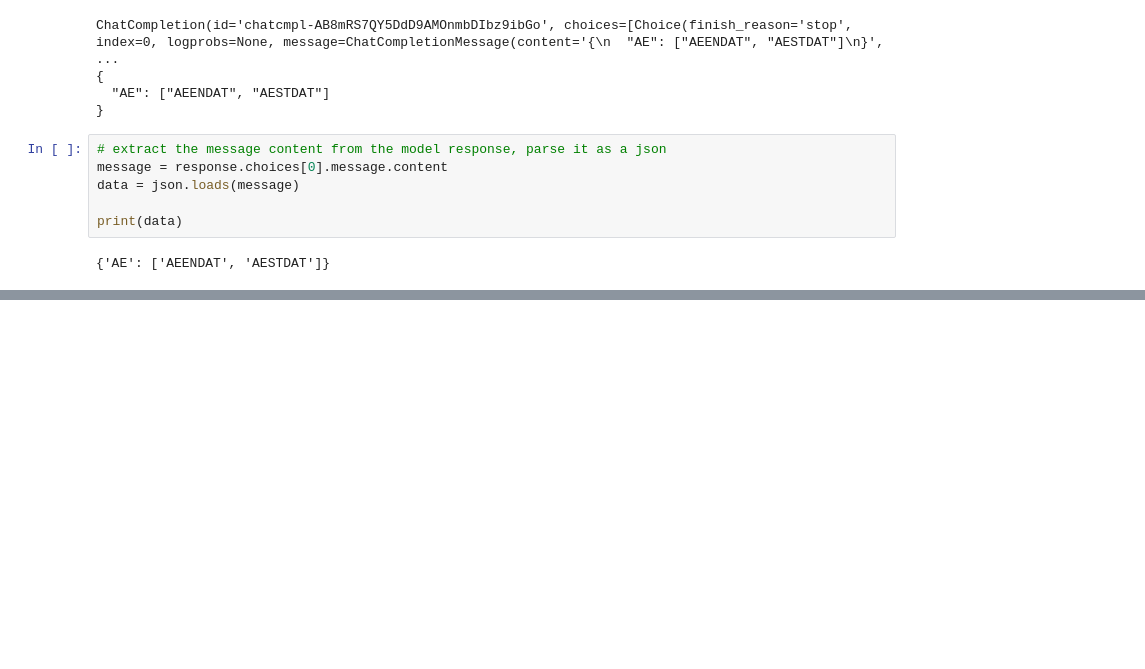
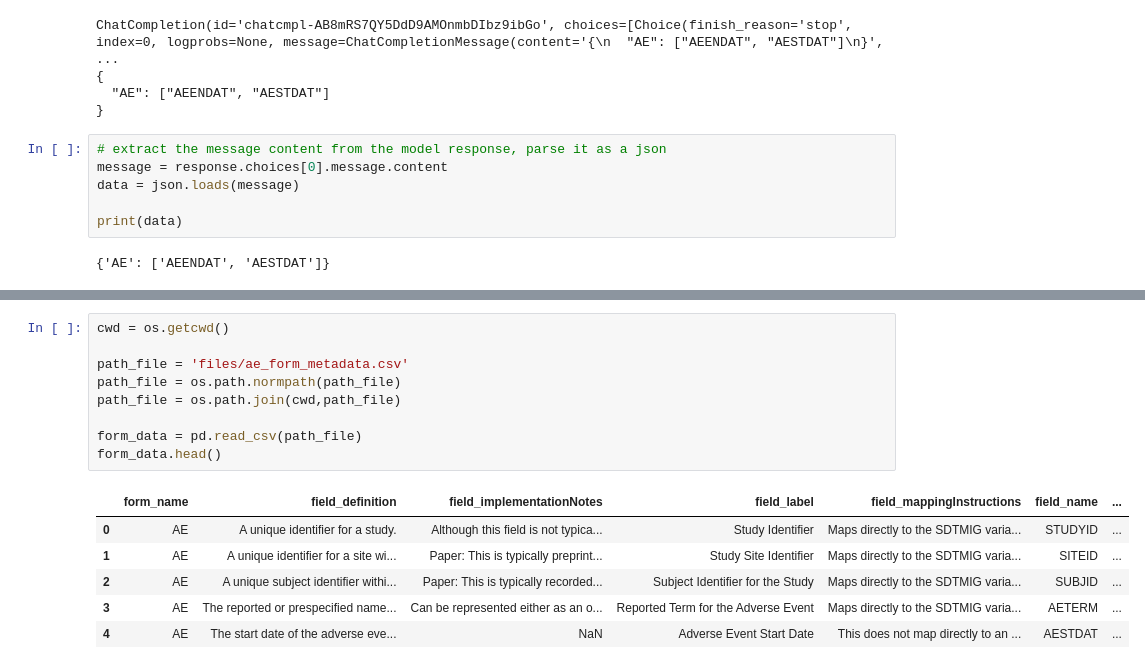
Before and after one commit to conrad-kurowski/scdm_workshop_2024, a Jupyter notebook: edit_check_activity.ipynb, the cells around one changed output, grey strips where cells are left out. Saved outputs shown, nothing was run; the diff lists cells and outputs as text; blank space fills up the shorter version.

```diff
--- a/edit_check_activity.ipynb
+++ b/edit_check_activity.ipynb
@@ -207,0 +212,16 @@ print(data)
+# %%
+cwd = os.getcwd()
+
+path_file = 'files/ae_form_metadata.csv'
+path_file = os.path.normpath(path_file)
+path_file = os.path.join(cwd,path_file)
+
+form_data = pd.read_csv(path_file)
+form_data.head()
+# %% [output]
+|  | form_name | field_definition | field_implementationNotes | field_label | field_mappingInstructions | field_name | ... |
+| 0 | AE | A unique identifier for a study. | Although this field is not typica... | Study Identifier | Maps directly to the SDTMIG varia... | STUDYID | ... |
+| 1 | AE | A unique identifier for a site wi... | Paper: This is typically preprint... | Study Site Identifier | Maps directly to the SDTMIG varia... | SITEID | ... |
+| 2 | AE | A unique subject identifier withi... | Paper: This is typically recorded... | Subject Identifier for the Study | Maps directly to the SDTMIG varia... | SUBJID | ... |
+| 3 | AE | The reported or prespecified name... | Can be represented either as an o... | Reported Term for the Adverse Event | Maps directly to the SDTMIG varia... | AETERM | ... |
+| 4 | AE | The start date of the adverse eve... | NaN | Adverse Event Start Date | This does not map directly to an ... | AESTDAT | ... |
```
Also changed, not shown: parts of 4 cells of this notebook, 1 other file.
